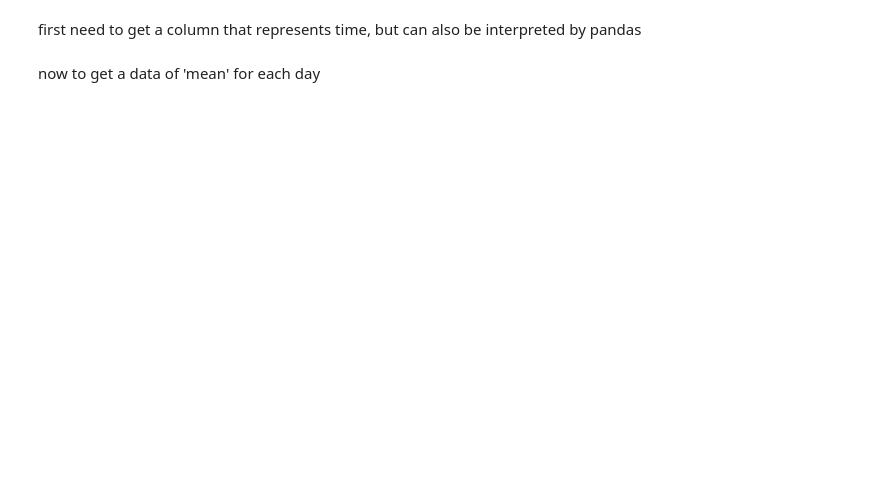
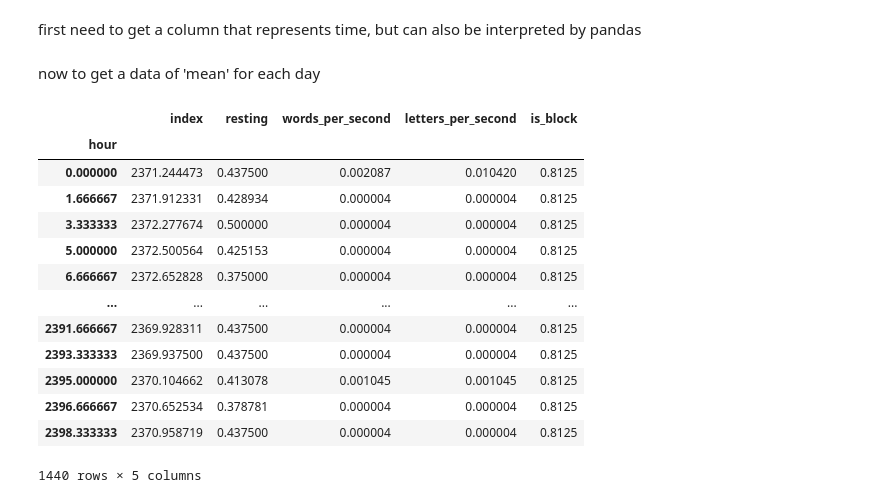
Before and after one commit to janskorupski/selfTracking, a Jupyter notebook: Example of usage.ipynb, the cells around one changed output. Saved outputs shown, nothing was run; the diff lists cells and outputs as text; code cells hidden in the pictures; blank space fills up the shorter version.

```diff
--- a/Example of usage.ipynb
+++ b/Example of usage.ipynb
@@ -51,6 +113,23 @@ data["hour"] = data.apply( get_time  , axis = 1)
 now to get a data of 'mean' for each day
 # %%
 aaa = data.groupby( "hour" ).mean()
+# %%
+aaa
+# %% [output]
+|  | index | resting | words_per_second | letters_per_second | is_block |
+| hour |  |  |  |  |  |
+| 0.000000 | 2371.244473 | 0.437500 | 0.002087 | 0.010420 | 0.8125 |
+| 1.666667 | 2371.912331 | 0.428934 | 0.000004 | 0.000004 | 0.8125 |
+| 3.333333 | 2372.277674 | 0.500000 | 0.000004 | 0.000004 | 0.8125 |
+| 5.000000 | 2372.500564 | 0.425153 | 0.000004 | 0.000004 | 0.8125 |
+| 6.666667 | 2372.652828 | 0.375000 | 0.000004 | 0.000004 | 0.8125 |
+| ... | ... | ... | ... | ... | ... |
+| 2391.666667 | 2369.928311 | 0.437500 | 0.000004 | 0.000004 | 0.8125 |
+| 2393.333333 | 2369.937500 | 0.437500 | 0.000004 | 0.000004 | 0.8125 |
+| 2395.000000 | 2370.104662 | 0.413078 | 0.001045 | 0.001045 | 0.8125 |
+| 2396.666667 | 2370.652534 | 0.378781 | 0.000004 | 0.000004 | 0.8125 |
+| 2398.333333 | 2370.958719 | 0.437500 | 0.000004 | 0.000004 | 0.8125 |
+1440 rows × 5 columns
 # %%
 fig, ax = plt.subplots()
 
```
Also changed, not shown: parts of 32 cells of this notebook.
